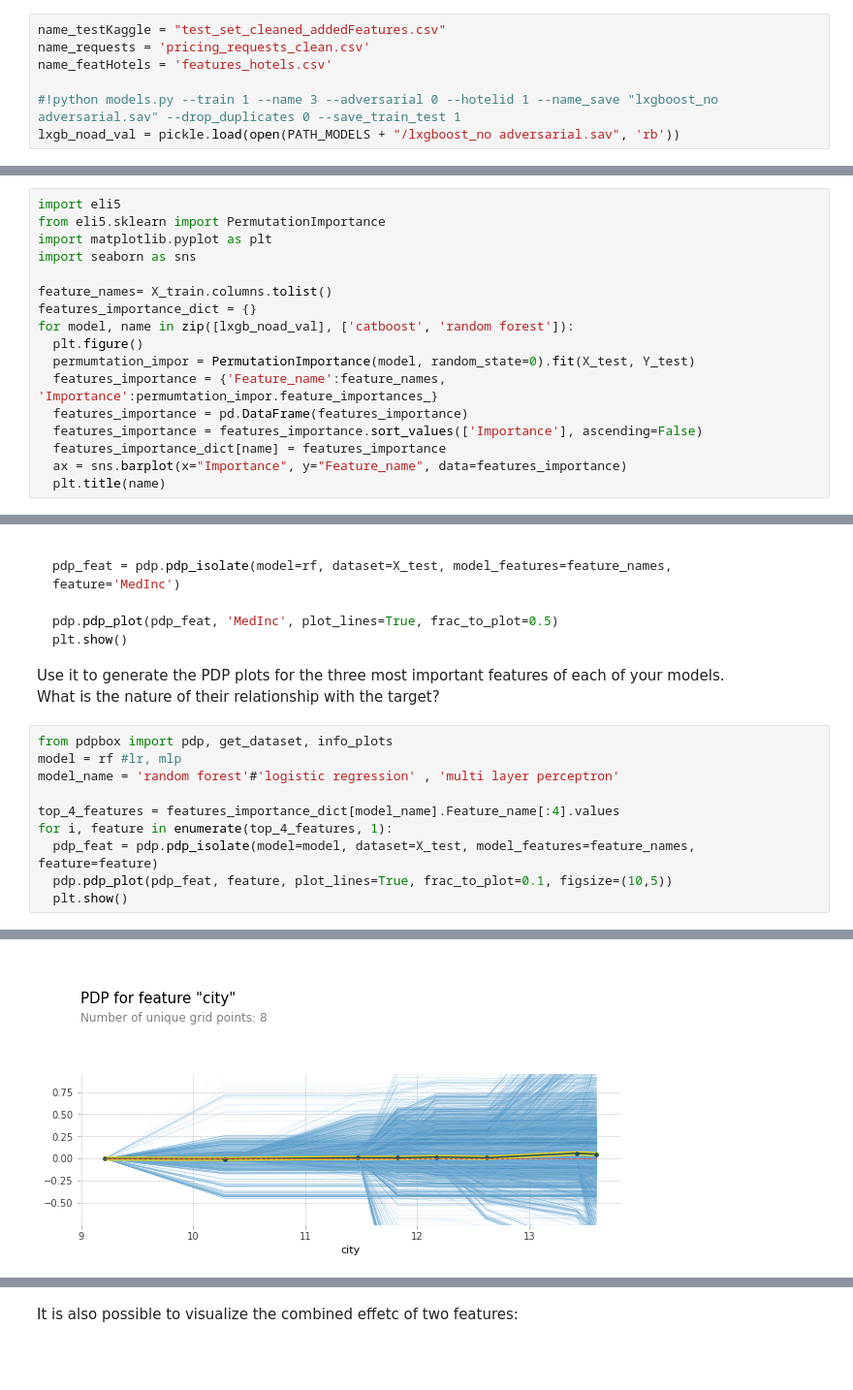
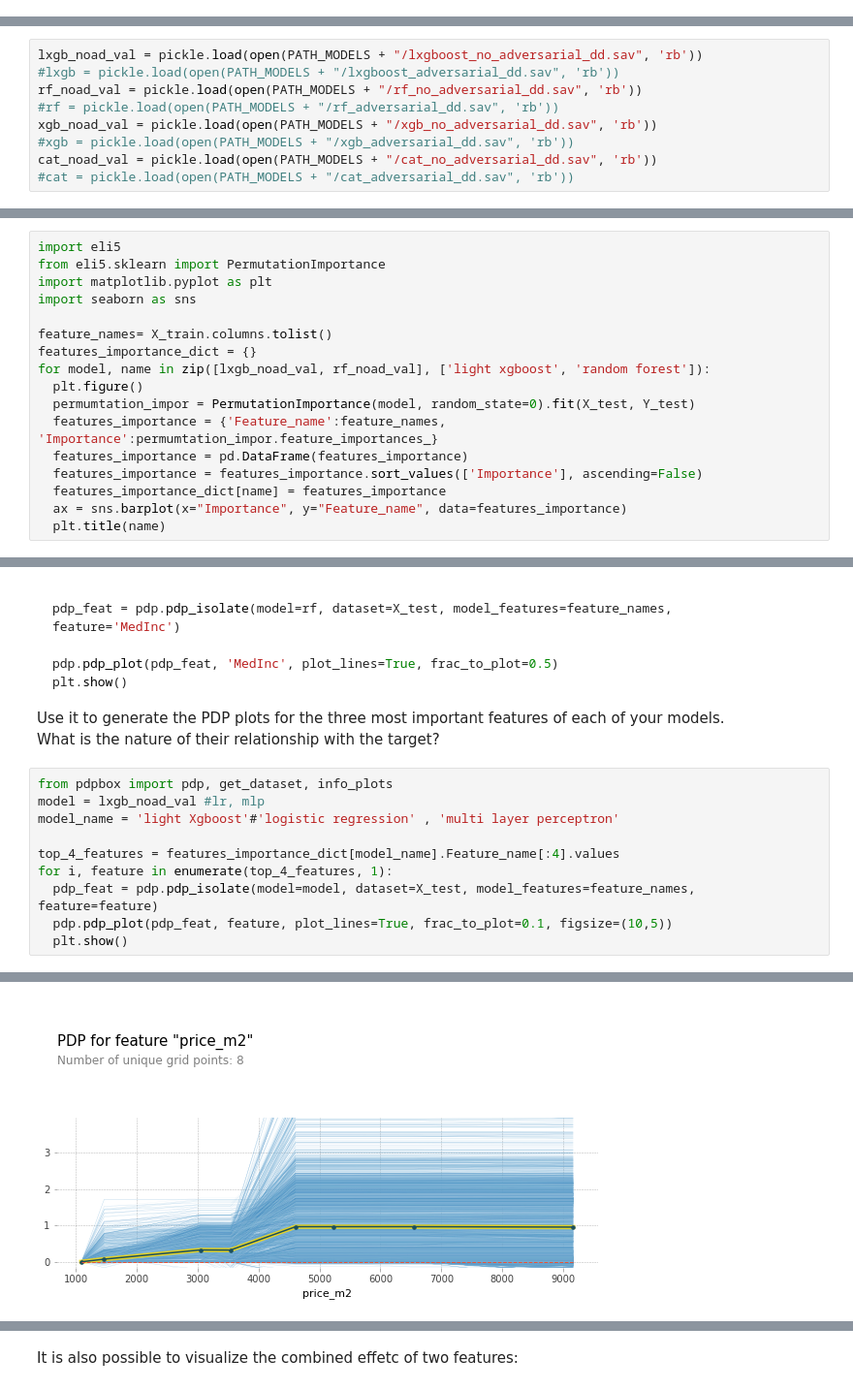
Before and after one commit to LilaR66/Defi-IA-bedbugs, a Jupyter notebook: notebooks/DefiIA_interpretabilite_modeles.ipynb, the cells around one changed output, grey strips where cells are left out. Shown at 97% size. Saved outputs shown, nothing was run; the diff lists cells and outputs as text; blank space fills up the shorter version.

```diff
--- a/notebooks/DefiIA_interpretabilite_modeles.ipynb
+++ b/notebooks/DefiIA_interpretabilite_modeles.ipynb
@@ -84,10 +78,3 @@ Drive already mounted at /content/drive; to attempt to forcibly remount, call dr
 ## Interprétabilité du modèle sans adversarial validation
 # %% [markdown]
 Entrainement des modèles et récupération de X_train Y_train, X_test, Y_test.
-# %%
-name_testKaggle = "test_set_cleaned_addedFeatures.csv"
-name_requests = 'pricing_requests_clean.csv'
-name_featHotels = 'features_hotels.csv'
-
-#!python models.py --train 1 --name 3 --adversarial 0 --hotelid 1 --name_save "lxgboost_no adversarial.sav" --drop_duplicates 0 --save_train_test 1
-lxgb_noad_val = pickle.load(open(PATH_MODELS + "/lxgboost_no adversarial.sav", 'rb'))
@@ -104,3 +145,12 @@ le score en inférence vaut 0.97
+# %%
+lxgb_noad_val = pickle.load(open(PATH_MODELS + "/lxgboost_no_adversarial_dd.sav", 'rb'))
+#lxgb = pickle.load(open(PATH_MODELS + "/lxgboost_adversarial_dd.sav", 'rb'))
+rf_noad_val = pickle.load(open(PATH_MODELS + "/rf_no_adversarial_dd.sav", 'rb'))
+#rf = pickle.load(open(PATH_MODELS + "/rf_adversarial_dd.sav", 'rb'))
+xgb_noad_val = pickle.load(open(PATH_MODELS + "/xgb_no_adversarial_dd.sav", 'rb'))
+#xgb = pickle.load(open(PATH_MODELS + "/xgb_adversarial_dd.sav", 'rb'))
+cat_noad_val = pickle.load(open(PATH_MODELS + "/cat_no_adversarial_dd.sav", 'rb'))
+#cat = pickle.load(open(PATH_MODELS + "/cat_adversarial_dd.sav", 'rb'))
 # %%
 X_train = pd.read_csv(PATH_DATA + '/X_train.csv', index_col = 0)
 X_test = pd.read_csv(PATH_DATA + '/X_test.csv', index_col = 0)
@@ -165,7 +215,7 @@ import seaborn as sns
 
 feature_names= X_train.columns.tolist()
 features_importance_dict = {}
-for model, name in zip([lxgb_noad_val], ['catboost', 'random forest']):
+for model, name in zip([lxgb_noad_val, rf_noad_val], ['light xgboost', 'random forest']):
   plt.figure()
   permumtation_impor = PermutationImportance(model, random_state=0).fit(X_test, Y_test)
   features_importance = {'Feature_name':feature_names, 'Importance':permumtation_impor.feature_importances_}
@@ -194,8 +247,8 @@ Use it to generate the PDP plots for the three most important features of each o
 What is the nature of their relationship with the target?
 # %%
 from pdpbox import pdp, get_dataset, info_plots
-model = rf #lr, mlp
-model_name = 'random forest'#'logistic regression' , 'multi layer perceptron'
+model = lxgb_noad_val #lr, mlp
+model_name = 'light Xgboost'#'logistic regression' , 'multi layer perceptron'
 
 top_4_features = features_importance_dict[model_name].Feature_name[:4].values
 for i, feature in enumerate(top_4_features, 1):
@@ -213 +266 @@ WARNING:matplotlib.font_manager:findfont: Font family ['Arial'] not found. Falli
-[figure, old version]
+[figure, new version]
```
Also changed, not shown: parts of 13 cells of this notebook.
